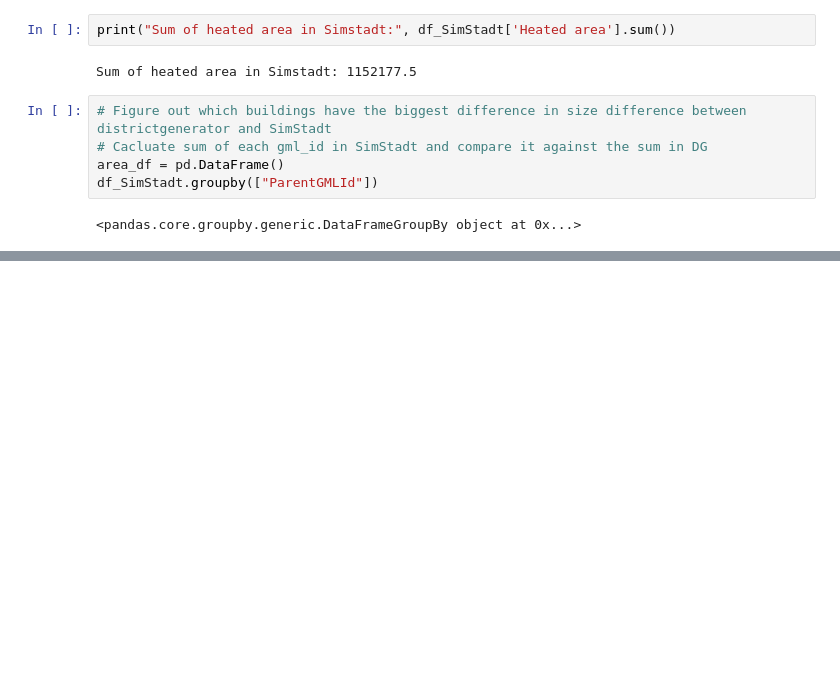
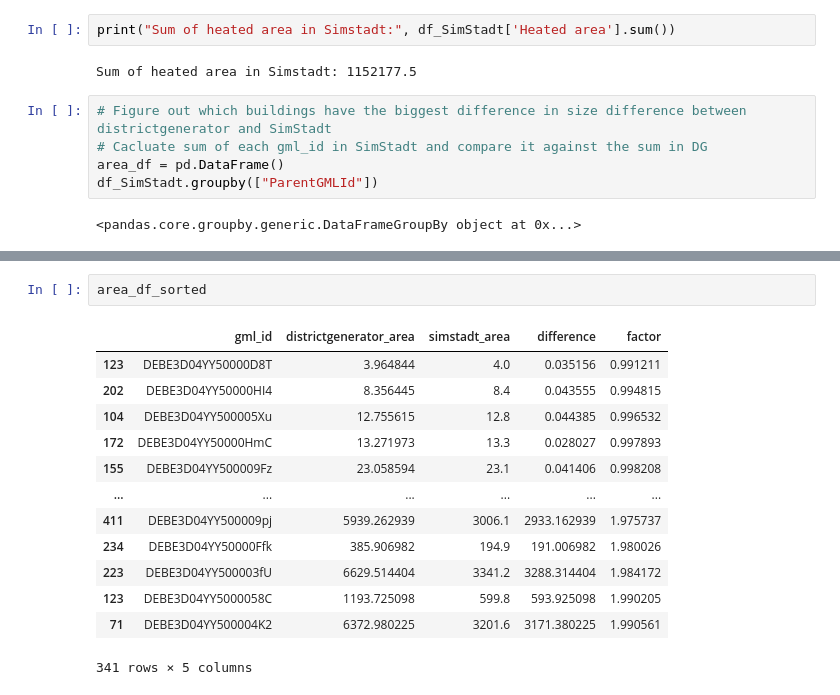
Before and after one commit to TUB-DVG/TECDEM, a Jupyter notebook: updated_evaluation.ipynb, the cells around one changed output, grey strips where cells are left out. Cells and saved outputs as stored; diff of their text form; blank space fills up the shorter version.

```diff
--- a/evaluation.ipynb
+++ b/updated_evaluation.ipynb
@@ -461,0 +517,16 @@ df_SimStadt.groupby(["ParentGMLId"])
+# %%
+area_df_sorted
+# %% [output]
+|  | gml_id | districtgenerator_area | simstadt_area | difference | factor |
+| 123 | DEBE3D04YY50000D8T | 3.964844 | 4.0 | 0.035156 | 0.991211 |
+| 202 | DEBE3D04YY50000HI4 | 8.356445 | 8.4 | 0.043555 | 0.994815 |
+| 104 | DEBE3D04YY500005Xu | 12.755615 | 12.8 | 0.044385 | 0.996532 |
+| 172 | DEBE3D04YY50000HmC | 13.271973 | 13.3 | 0.028027 | 0.997893 |
+| 155 | DEBE3D04YY500009Fz | 23.058594 | 23.1 | 0.041406 | 0.998208 |
+| ... | ... | ... | ... | ... | ... |
+| 411 | DEBE3D04YY500009pj | 5939.262939 | 3006.1 | 2933.162939 | 1.975737 |
+| 234 | DEBE3D04YY50000Ffk | 385.906982 | 194.9 | 191.006982 | 1.980026 |
+| 223 | DEBE3D04YY500003fU | 6629.514404 | 3341.2 | 3288.314404 | 1.984172 |
+| 123 | DEBE3D04YY5000058C | 1193.725098 | 599.8 | 593.925098 | 1.990205 |
+| 71 | DEBE3D04YY500004K2 | 6372.980225 | 3201.6 | 3171.380225 | 1.990561 |
+341 rows × 5 columns
```
Also changed, not shown: parts of 1 cell of this notebook.
